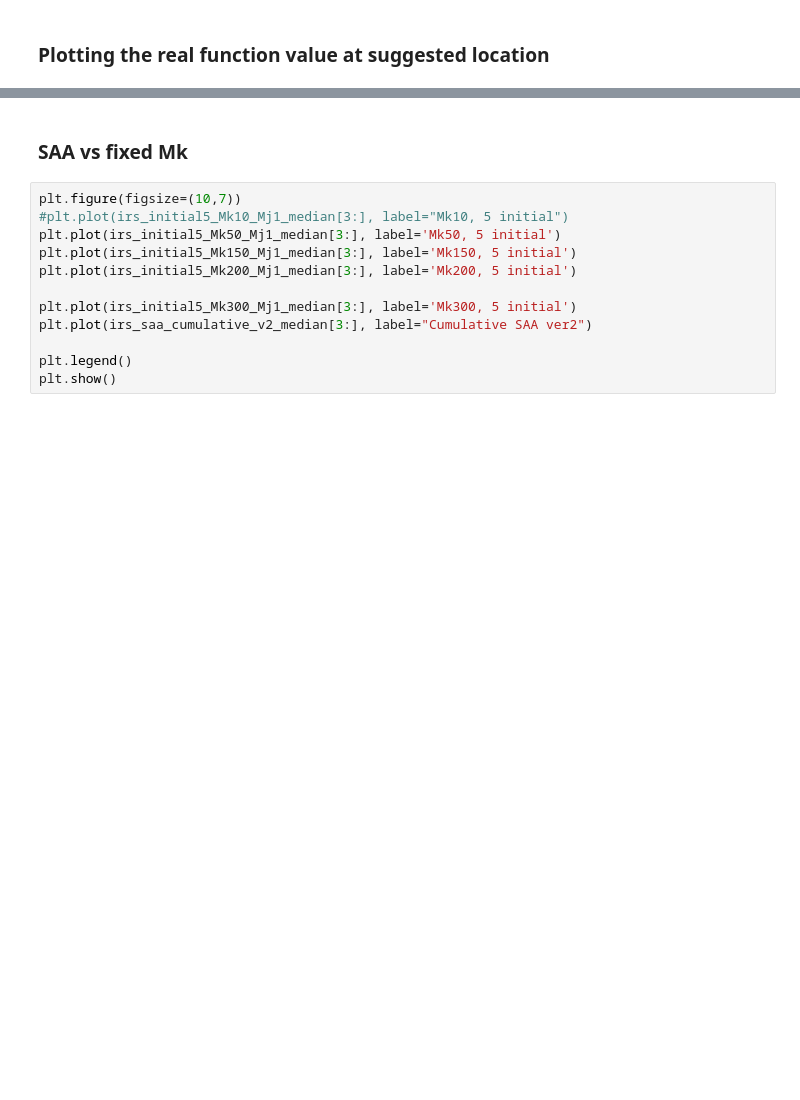
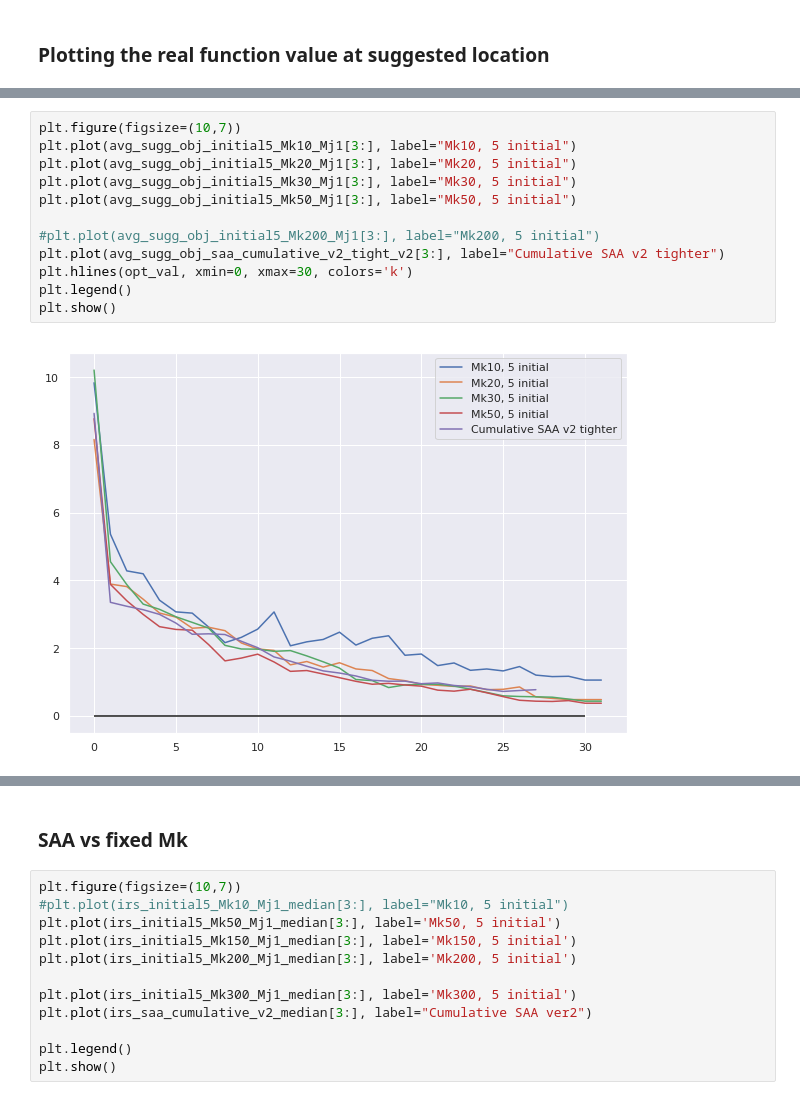
Before and after one commit to kkh8676/opt_functions, a Jupyter notebook: exp_result/levy_Mk_Mj_SAA_final.ipynb, the cells around one changed output, grey strips where cells are left out. Saved outputs shown, nothing was run; the diff lists cells and outputs as text; blank space fills up the shorter version.

```diff
--- a/exp_result/levy_Mk_Mj_SAA_final.ipynb
+++ b/exp_result/levy_Mk_Mj_SAA_final.ipynb
@@ -315,0 +453,14 @@ irs_cumulative_saa_v2_std_err = get_std_err_irs(irs_cumulative_saa_v2_exp)
+# %%
+plt.figure(figsize=(10,7))
+plt.plot(avg_sugg_obj_initial5_Mk10_Mj1[3:], label="Mk10, 5 initial")
+plt.plot(avg_sugg_obj_initial5_Mk20_Mj1[3:], label="Mk20, 5 initial")
+plt.plot(avg_sugg_obj_initial5_Mk30_Mj1[3:], label="Mk30, 5 initial")
+plt.plot(avg_sugg_obj_initial5_Mk50_Mj1[3:], label="Mk50, 5 initial")
+
+#plt.plot(avg_sugg_obj_initial5_Mk200_Mj1[3:], label="Mk200, 5 initial")
+plt.plot(avg_sugg_obj_saa_cumulative_v2_tight_v2[3:], label="Cumulative SAA v2 tighter")
+plt.hlines(opt_val, xmin=0, xmax=30, colors='k')
+plt.legend()
+plt.show()
+# %% [output]
+[figure, added]
```
Also changed, not shown: parts of 27 cells of this notebook.
